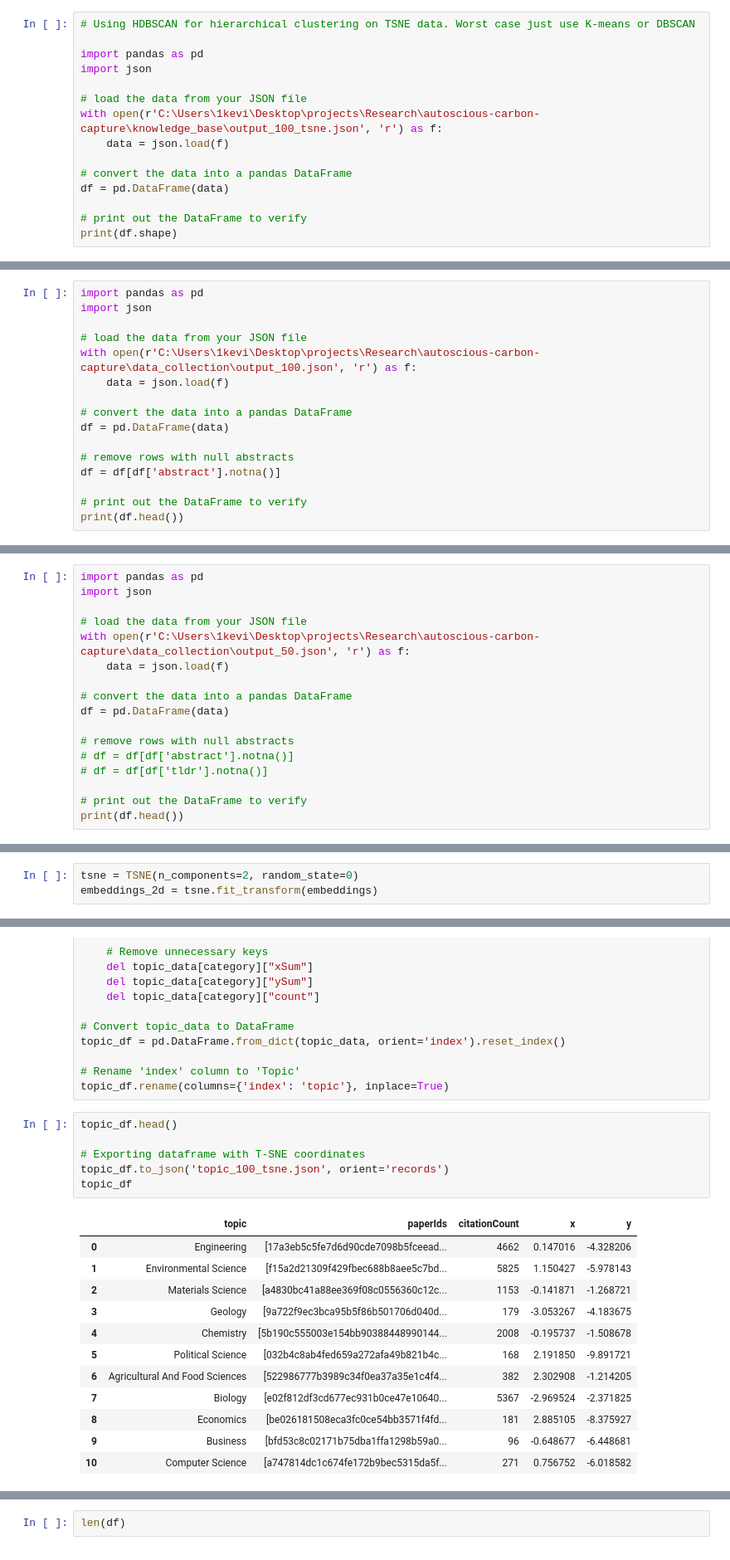
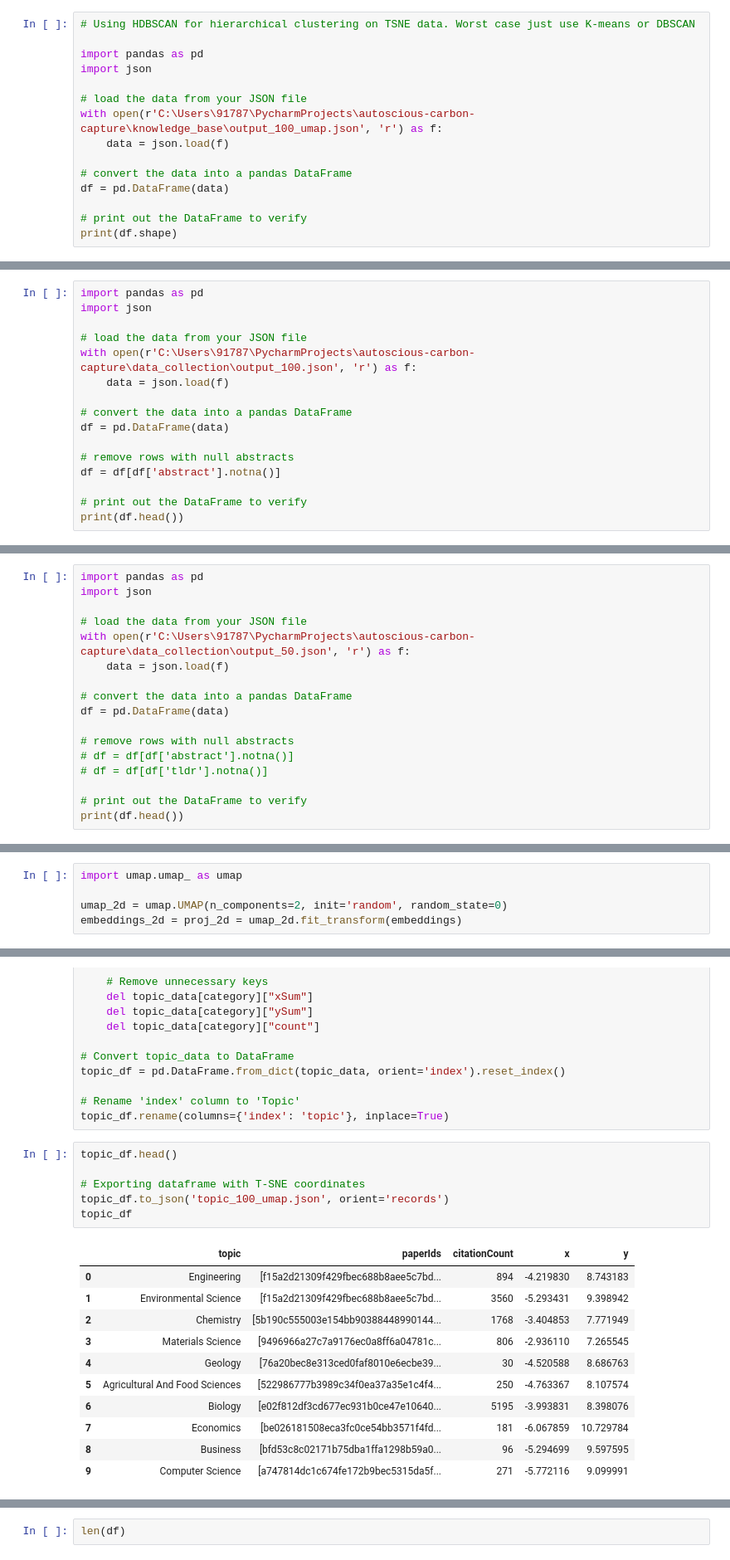
Before and after one commit to KevinH48264/autoscious-carbon-capture, a Jupyter notebook: knowledge_base/generate_viz.ipynb, the cells around one changed output, grey strips where cells are left out. Shown at 83% size. Cells and saved outputs as stored; diff of their text form.

```diff
--- a/knowledge_base/generate_viz.ipynb
+++ b/knowledge_base/generate_viz.ipynb
@@ -428,7 +451,7 @@ import pandas as pd
 import json
 
 # load the data from your JSON file
-with open(r'C:\Users\1kevi\Desktop\projects\Research\autoscious-carbon-capture\knowledge_base\output_100_tsne.json', 'r') as f:
+with open(r'C:\Users\91787\PycharmProjects\autoscious-carbon-capture\knowledge_base\output_100_umap.json', 'r') as f:
     data = json.load(f)
 
 # convert the data into a pandas DataFrame
@@ -905,7 +898,7 @@ import pandas as pd
 import json
 
 # load the data from your JSON file
-with open(r'C:\Users\1kevi\Desktop\projects\Research\autoscious-carbon-capture\data_collection\output_100.json', 'r') as f:
+with open(r'C:\Users\91787\PycharmProjects\autoscious-carbon-capture\data_collection\output_100.json', 'r') as f:
     data = json.load(f)
 
 # convert the data into a pandas DataFrame
@@ -939,7 +932,7 @@ import pandas as pd
 import json
 
 # load the data from your JSON file
-with open(r'C:\Users\1kevi\Desktop\projects\Research\autoscious-carbon-capture\data_collection\output_50.json', 'r') as f:
+with open(r'C:\Users\91787\PycharmProjects\autoscious-carbon-capture\data_collection\output_50.json', 'r') as f:
     data = json.load(f)
 
 # convert the data into a pandas DataFrame
@@ -1063,6 +1140,8 @@ embeddings = np.vstack(df['embedding'].apply(lambda x: x['vector']))
 # %%
-tsne = TSNE(n_components=2, random_state=0)
-embeddings_2d = tsne.fit_transform(embeddings)
+import umap.umap_ as umap
+
+umap_2d = umap.UMAP(n_components=2, init='random', random_state=0)
+embeddings_2d = proj_2d = umap_2d.fit_transform(embeddings)
 # %%
 # Add the 2D t-SNE coordinates to the DataFrame and normalize citationCount for node sizes
 df['x'] = embeddings_2d[:, 0]
@@ -1305,22 +1383,21 @@ topic_df.rename(columns={'index': 'topic'}, inplace=True)
 # %%
 topic_df.head()
 
 # Exporting dataframe with T-SNE coordinates
-topic_df.to_json('topic_100_tsne.json', orient='records')
+topic_df.to_json('topic_100_umap.json', orient='records')
 topic_df
 # %% [output]
 |  | topic | paperIds | citationCount | x | y |
-| 0 | Engineering | [17a3eb5c5fe7d6d90cde7098b5fceead... | 4662 | 0.147016 | -4.328206 |
-| 1 | Environmental Science | [f15a2d21309f429fbec688b8aee5c7bd... | 5825 | 1.150427 | -5.978143 |
-| 2 | Materials Science | [a4830bc41a88ee369f08c0556360c12c... | 1153 | -0.141871 | -1.268721 |
-| 3 | Geology | [9a722f9ec3bca95b5f86b501706d040d... | 179 | -3.053267 | -4.183675 |
-| 4 | Chemistry | [5b190c555003e154bb90388448990144... | 2008 | -0.195737 | -1.508678 |
-| 5 | Political Science | [032b4c8ab4fed659a272afa49b821b4c... | 168 | 2.191850 | -9.891721 |
-| 6 | Agricultural And Food Sciences | [522986777b3989c34f0ea37a35e1c4f4... | 382 | 2.302908 | -1.214205 |
-| 7 | Biology | [e02f812df3cd677ec931b0ce47e10640... | 5367 | -2.969524 | -2.371825 |
-| 8 | Economics | [be026181508eca3fc0ce54bb3571f4fd... | 181 | 2.885105 | -8.375927 |
-| 9 | Business | [bfd53c8c02171b75dba1ffa1298b59a0... | 96 | -0.648677 | -6.448681 |
-| 10 | Computer Science | [a747814dc1c674fe172b9bec5315da5f... | 271 | 0.756752 | -6.018582 |
+| 0 | Engineering | [f15a2d21309f429fbec688b8aee5c7bd... | 894 | -4.219830 | 8.743183 |
+| 1 | Environmental Science | [f15a2d21309f429fbec688b8aee5c7bd... | 3560 | -5.293431 | 9.398942 |
+| 2 | Chemistry | [5b190c555003e154bb90388448990144... | 1768 | -3.404853 | 7.771949 |
+| 3 | Materials Science | [9496966a27c7a9176ec0a8ff6a04781c... | 806 | -2.936110 | 7.265545 |
+| 4 | Geology | [76a20bec8e313ced0faf8010e6ecbe39... | 30 | -4.520588 | 8.686763 |
+| 5 | Agricultural And Food Sciences | [522986777b3989c34f0ea37a35e1c4f4... | 250 | -4.763367 | 8.107574 |
+| 6 | Biology | [e02f812df3cd677ec931b0ce47e10640... | 5195 | -3.993831 | 8.398076 |
+| 7 | Economics | [be026181508eca3fc0ce54bb3571f4fd... | 181 | -6.067859 | 10.729784 |
+| 8 | Business | [bfd53c8c02171b75dba1ffa1298b59a0... | 96 | -5.294699 | 9.597595 |
+| 9 | Computer Science | [a747814dc1c674fe172b9bec5315da5f... | 271 | -5.772116 | 9.099991 |
 # %%
 # Preprocessing for SPECTRE API
 SAMPLE_TOPICS = []
```
Also changed, not shown: parts of 48 cells of this notebook, 22 other files.
